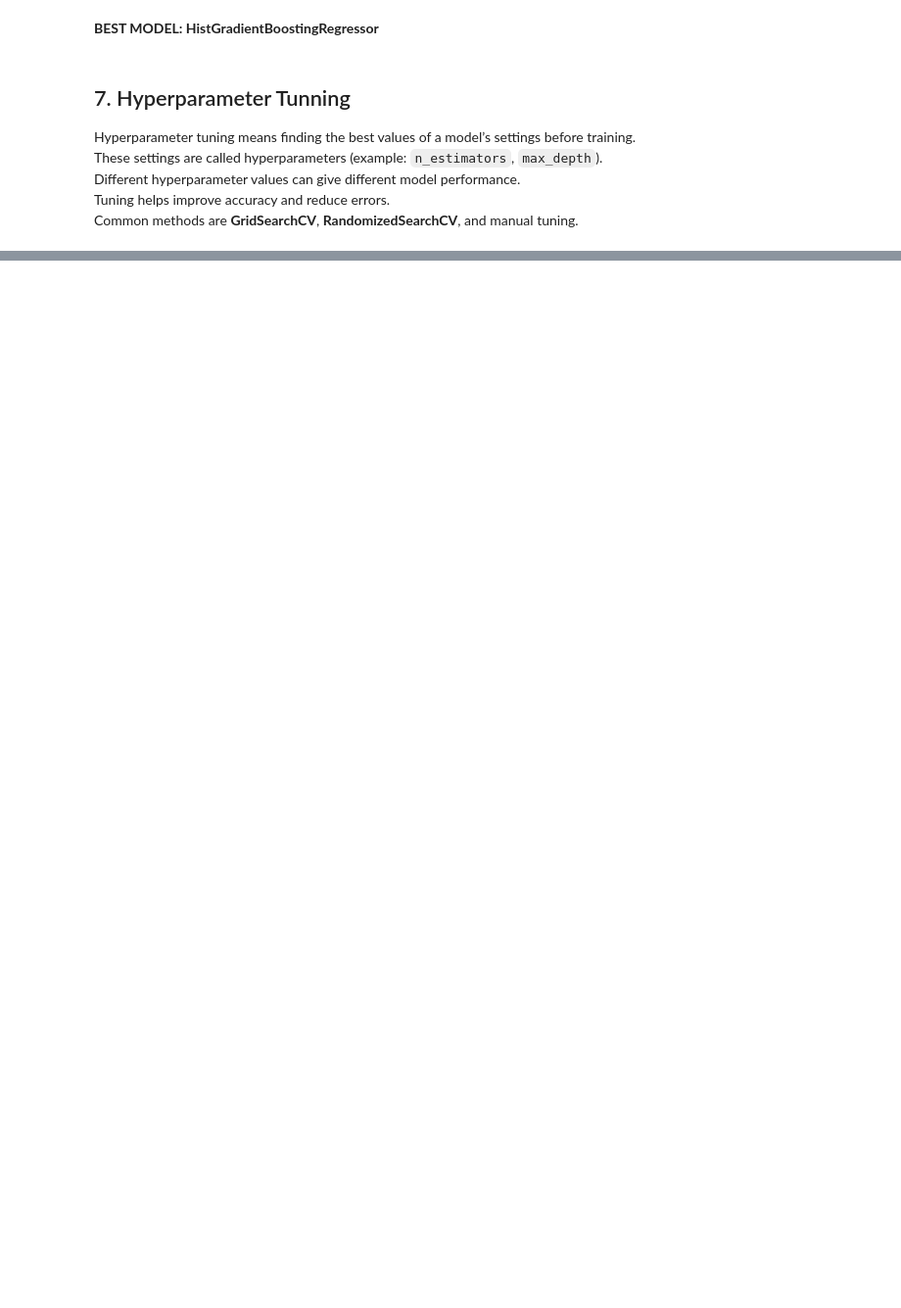
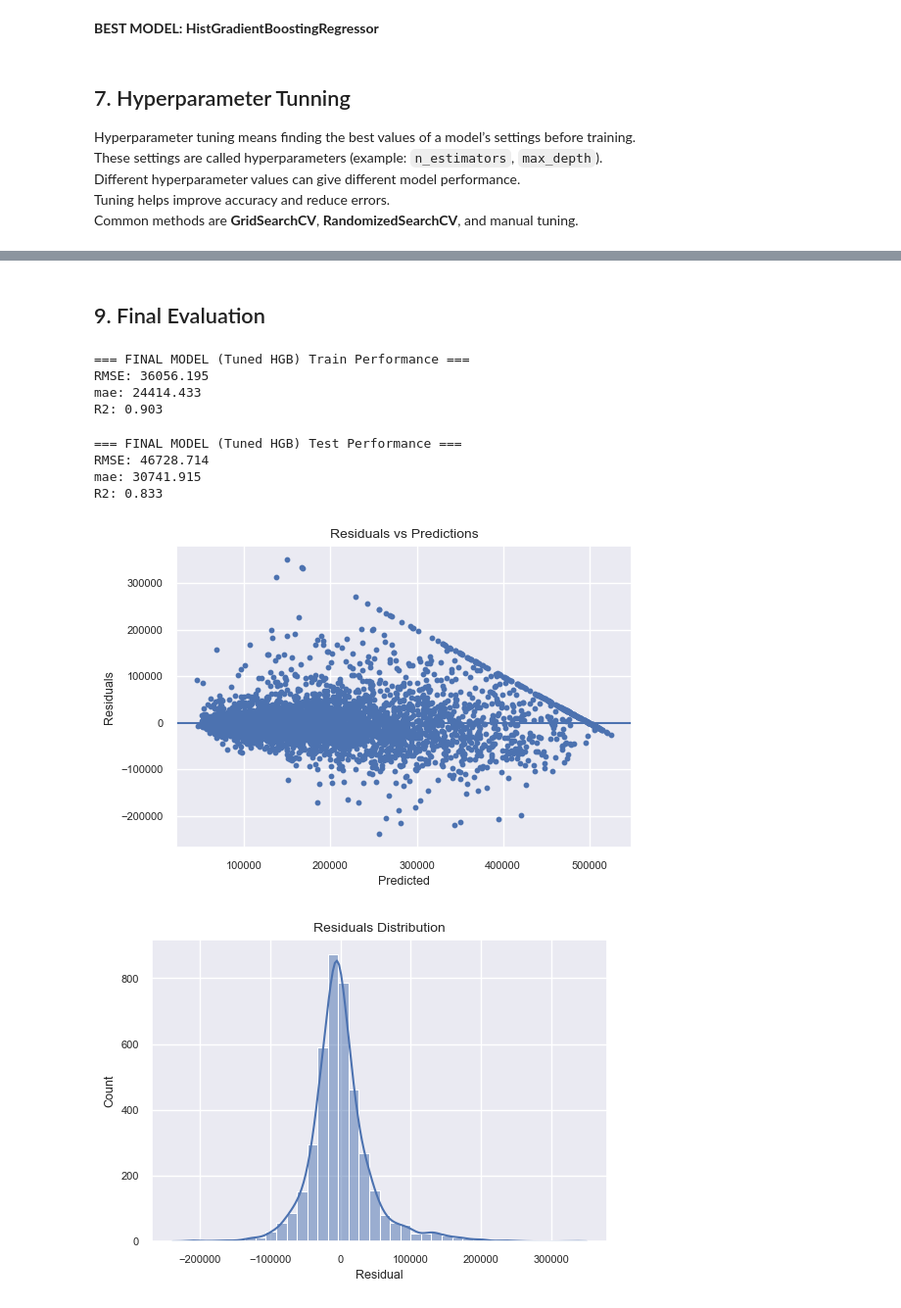
Before and after one commit to ranjansinghds/house-price-prediction-ml-project, a Jupyter notebook: house_price_prediction.ipynb, the cells around one changed output, grey strips where cells are left out. Shown at 98% size. Saved outputs shown, nothing was run; the diff lists cells and outputs as text; code cells hidden in the pictures; blank space fills up the shorter version.

Commit message:
Added House Price Prediction System

```diff
--- a/house_price_prediction.ipynb
+++ b/house_price_prediction.ipynb
@@ -606,0 +656,16 @@ Common methods are **GridSearchCV**, **RandomizedSearchCV**, and manual tuning.
+# %%
+hgb_best = Pipeline(
+    steps=[
+        ("preprocess", preprocess),
+        ("model", HistGradientBoostingRegressor(
+            l2_regularization=0.1,
+            learning_rate=0.1,
+            max_depth=None,
+            max_leaf_nodes=63,
+            min_samples_leaf=20
+        ))
+    ]
+)
+# %%
+# train best model on entire training data (can also be done with refit=True in grid search)
+hgb_best.fit(X_train, y_train)
@@ -606,0 +690,55 @@ Common methods are **GridSearchCV**, **RandomizedSearchCV**, and manual tuning.
+# %% [markdown]
+## 9. Final Evaluation
+# %%
+train_final_pred = hgb_best.predict(X_train)
+
+train_final_rmse = root_mean_squared_error(y_train, train_final_pred)
+train_final_mae = mean_absolute_error(y_train, train_final_pred)
+train_final_r2 = r2_score(y_train, train_final_pred)
+
+print("\n=== FINAL MODEL (Tuned HGB) Train Performance ===")
+print(f"RMSE: {train_final_rmse:.3f}")
+print(f"mae: {train_final_mae:.3f}")
+print(f"R2: {train_final_r2:.3f}")
+# %% [output]
+=== FINAL MODEL (Tuned HGB) Train Performance ===
+RMSE: 36056.195
+mae: 24414.433
+R2: 0.903
+# %%
+test_final_pred = hgb_best.predict(X_test)
+
+test_final_rmse = root_mean_squared_error(y_test, test_final_pred)
+test_final_mae = mean_absolute_error(y_test, test_final_pred)
+test_final_r2 = r2_score(y_test, test_final_pred)
+
+print("\n=== FINAL MODEL (Tuned HGB) Test Performance ===")
+print(f"RMSE: {test_final_rmse:.3f}")
+print(f"mae: {test_final_mae:.3f}")
+print(f"R2: {test_final_r2:.3f}")
+# %% [output]
+=== FINAL MODEL (Tuned HGB) Test Performance ===
+RMSE: 46728.714
+mae: 30741.915
+R2: 0.833
+# %%
+# residual plot
+residuals = y_test - test_final_pred
+
+plt.figure(figsize=(6, 4))
+plt.scatter(test_final_pred, residuals, s=10)
+plt.axhline(0)
+plt.title("Residuals vs Predictions")
+plt.xlabel("Predicted")
+plt.ylabel("Residuals")
+plt.show()
+
+plt.figure(figsize=(6, 4))
+sns.histplot(residuals, bins=40, kde=True)
+plt.title("Residuals Distribution")
+plt.xlabel("Residual")
+plt.ylabel("Count")
+plt.show()
+# %% [output]
+[figure, added]
+[figure, added]
```
Also changed, not shown: parts of 17 cells of this notebook.
